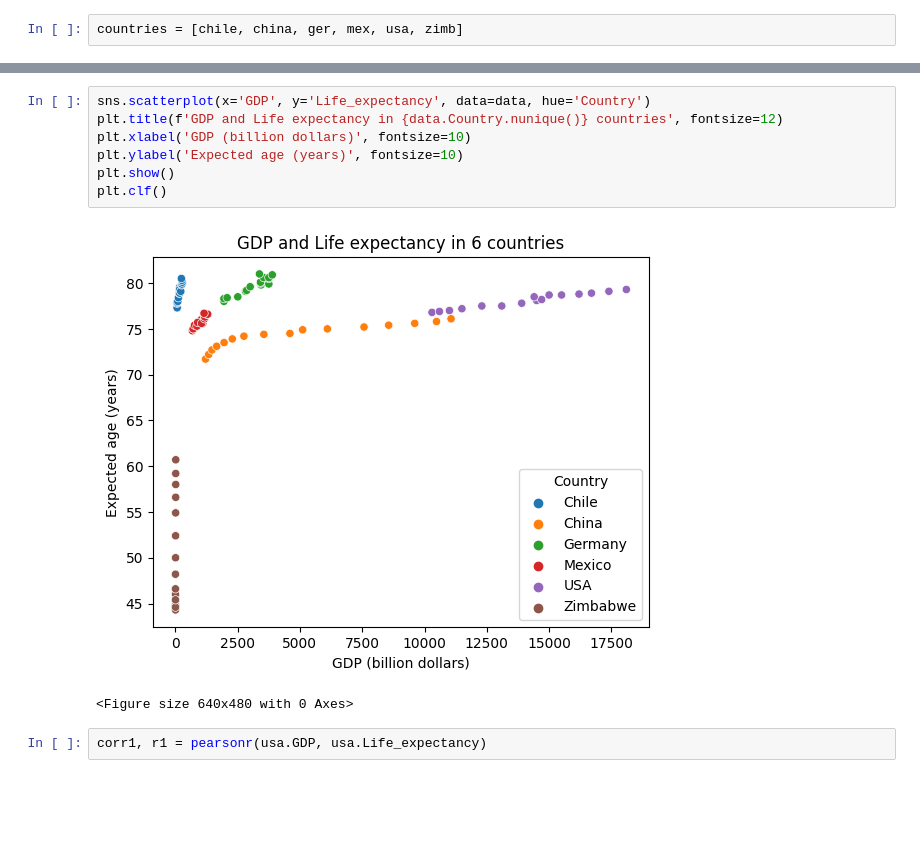
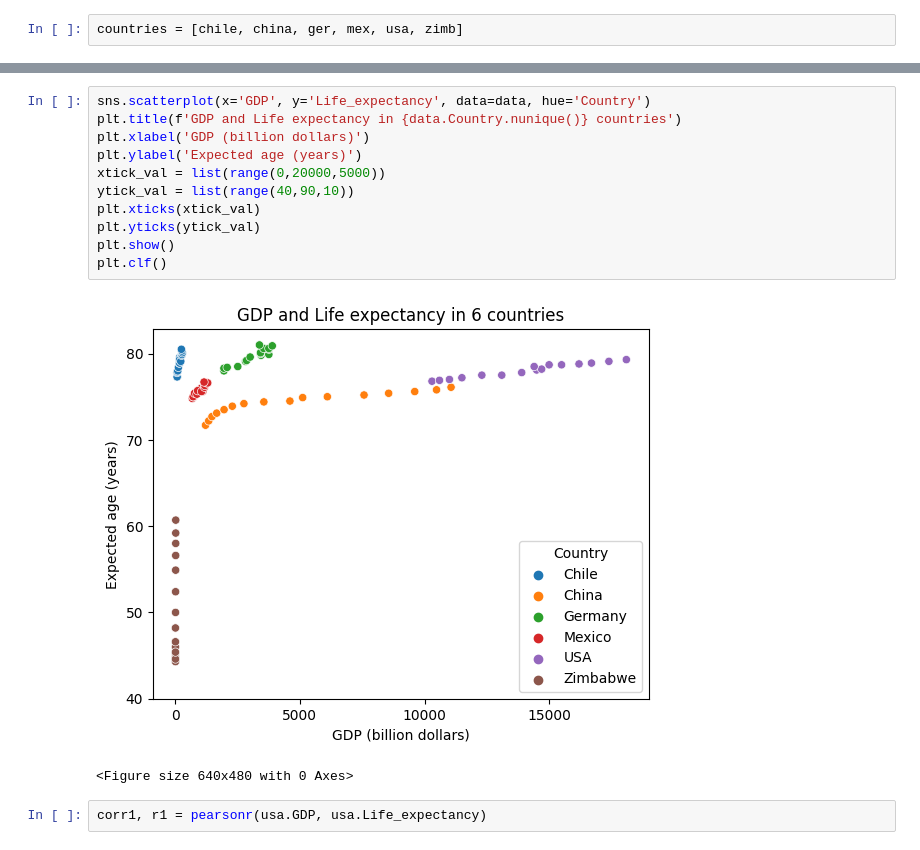
Before and after one commit to LiZoMark841619/GDP_Life_expectancy, a Jupyter notebook: GDP_Life_expectancy/life_expectancy_gdp.ipynb, the cells around one changed output, grey strips where cells are left out. Drawn from its saved outputs; the diff is of its cells as text; blank space fills up the shorter version.

```diff
--- a/GDP_Life_expectancy/life_expectancy_gdp.ipynb
+++ b/GDP_Life_expectancy/life_expectancy_gdp.ipynb
@@ -225,12 +242,16 @@ for country in countries:
 # %%
 sns.scatterplot(x='GDP', y='Life_expectancy', data=data, hue='Country')
-plt.title(f'GDP and Life expectancy in {data.Country.nunique()} countries', fontsize=12)
-plt.xlabel('GDP (billion dollars)', fontsize=10)
-plt.ylabel('Expected age (years)', fontsize=10)
+plt.title(f'GDP and Life expectancy in {data.Country.nunique()} countries')
+plt.xlabel('GDP (billion dollars)')
+plt.ylabel('Expected age (years)')
+xtick_val = list(range(0,20000,5000))
+ytick_val = list(range(40,90,10))
+plt.xticks(xtick_val)
+plt.yticks(ytick_val)
 plt.show()
 plt.clf()
 # %% [output]
-[figure, old version]
+[figure, new version]
 <Figure size 640x480 with 0 Axes>
 # %%
 corr1, r1 = pearsonr(usa.GDP, usa.Life_expectancy)
```
Also changed, not shown: parts of 5 cells of this notebook.
